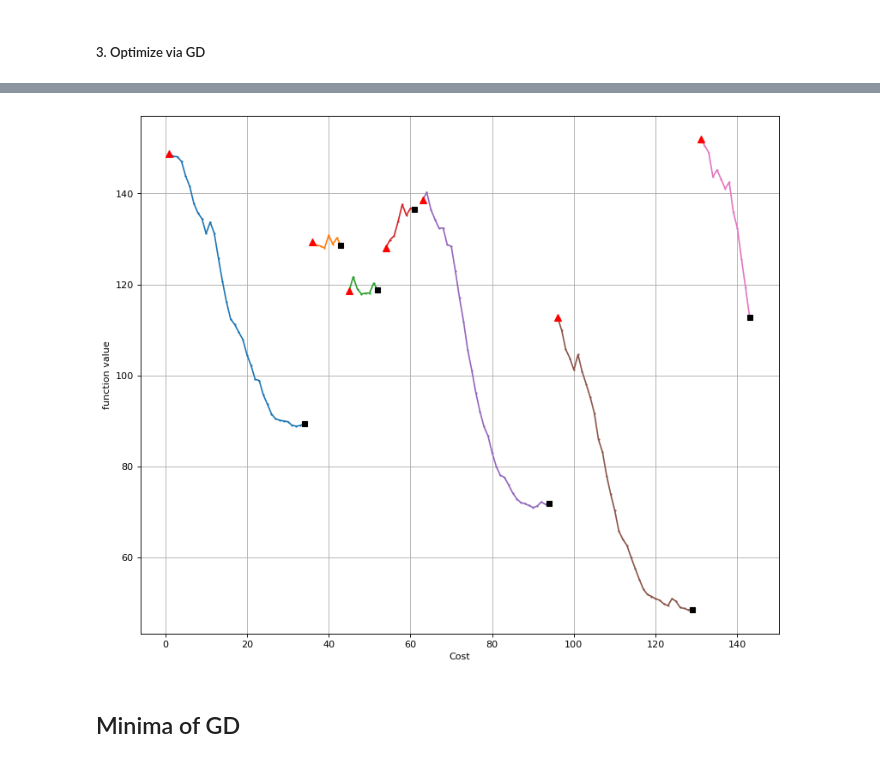
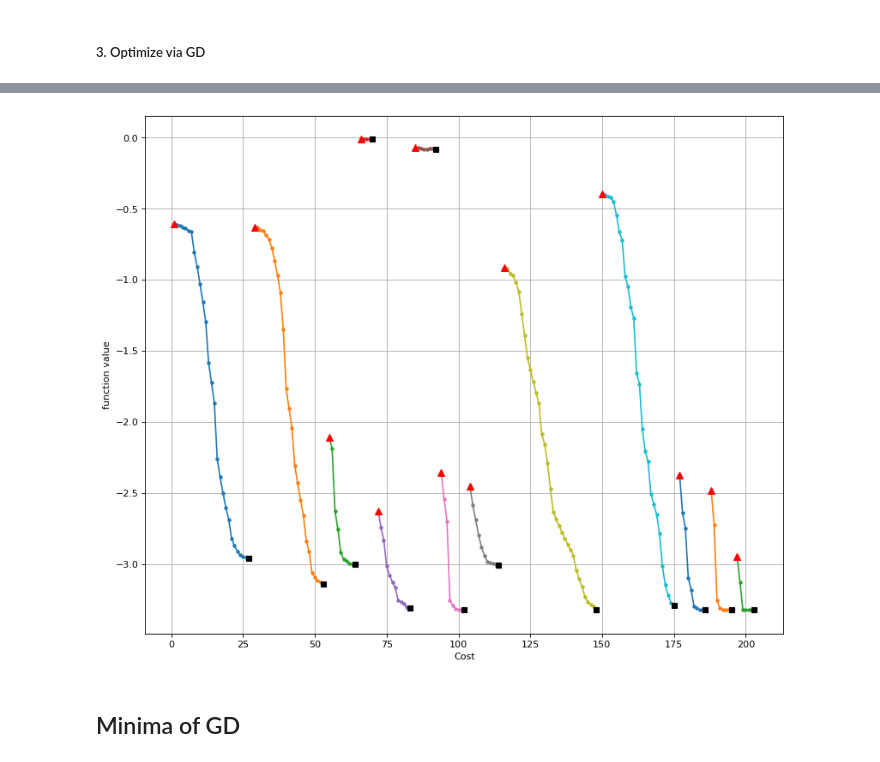
Before and after one commit to Mad97dong/gp, a Jupyter notebook: Code/Md.ipynb, the cells around one changed output, grey strips where cells are left out. Drawn from its saved outputs; the diff is of its cells as text; code cells hidden in the pictures.

```diff
--- a/Code/Md.ipynb
+++ b/Code/Md.ipynb
@@ -28,14 +30,15 @@ Noise_level = 0.00 # if noisy, what is the noise sd
 #### High-dimensional function $f$
 # %%
 objective = f_class.Hartmann_6(Noise, Noise_level)
+
 # objective = f_class.Alpine(Noise, Noise_level)
 # objective = f_class.Ackley(Noise, Noise_level)
 # objective = f_class.Michalewicz(Noise, Noise_level)
 # objective = f_class.Schwefel(Noise, Noise_level, dim=20)
-# objective = f_class.Rosenbrock(Noise, Noise_level)
+# # objective = f_class.Rosenbrock(Noise, Noise_level)
 # objective = f_class.Griewank(Noise, Noise_level)
-objective = f_class.Levy(Noise, Noise_level, dim=10)
-objective = f_class.Rastrigin(Noise, Noise_level, dim=10)
+# objective = f_class.Levy(Noise, Noise_level, dim=10)
+# objective = f_class.Rastrigin(Noise, Noise_level, dim=6)
 
 f = objective.func
 clean_f = lambda x: f_class.Hartmann_6().func(x)
@@ -45,8 +48,8 @@ clean_f = lambda x: f_class.Hartmann_6().func(x)
 # clean_f = lambda x: f_class.Schwefel(dim=20).func(x)
 # clean_f = lambda x: f_class.Rosenbrock().func(x)
 # clean_f = lambda x: f_class.Griewank().func(x)
-clean_f = lambda x: f_class.Levy(dim=10).func(x)
-clean_f = lambda x: f_class.Rastrigin(dim=10).func(x)
+# clean_f = lambda x: f_class.Levy(dim=10).func(x)
+# clean_f = lambda x: f_class.Rastrigin(dim=6).func(x)
 B = np.array([item[1] for item in sorted(objective.bounds.items(), key=lambda x: x[0])], dtype=np.float64)
 print(B)
 lb = B[:, 0]; ub = B[:, 1]
@@ -54,5 +57,5 @@ lb = B[:, 0]; ub = B[:, 1]
 
 dim = objective.input_dim
 print('dim: ', dim)
-print(f( np.array([dim*[0], dim*[0]])))
+# print(f( np.array([dim*[1], dim*[1]])))
 # %% [output]
@@ -237,19 +235,7 @@ history_f = []
 warmup = 10
 history_warmup = []
 for i in range(1, warmup+1):
-    seed = np.random.randint(int(1e6))
-    sobol = SobolEngine(dim, scramble=True, seed=seed)
-    n_Grid = 10000
-    Grid = np.array(sobol.draw(n_Grid))
-    Grid = from_unit_cube(Grid, lb, ub)
-    mu, covar = gp.posterior(Grid)
-    mu = np.squeeze(mu)
-    s = np.sqrt(np.diag(covar))
-
-    L = np.linalg.cholesky(covar + 1e-6*np.eye(n_Grid)) # LL^T = Sigma (posterior covariance)
-    f_post = mu.reshape(-1,1) + np.dot(L, np.random.normal(size=(n_Grid, 1)))
-    arg_min = np.argmin(f_post)
-    w = Grid[arg_min]
+    w = gp.Thompson_sample(n_mesh=gp.dim*100)
     gp.add_data(w.reshape(1, dim), f(w))
     if i % 5 == 0:
         ls, var = gp.optimize()
@@ -444,20 +396,20 @@ Max Cost reached =  201
 # %%
 pl.figure(figsize=(12, 10), dpi=80)
 axis = 1
 for l in history_f:
-    pl.plot(np.arange(axis, axis+len(l)), l, "-o", markersize=1)
+    pl.plot(np.arange(axis, axis+len(l)), l, "-o", markersize=3)
     pl.plot(axis, l[0], "r^", markersize=8)
     pl.plot(axis+len(l)-1, l[-1], "ks")
     axis += len(l) + 1 # COST includes setup
 
 
 pl.plot()
 
 pl.xlabel("Cost")
 pl.ylabel("function value")
 pl.grid(True)
 # %% [output]
-[figure, old version]
+[figure, new version]
 # %% [markdown]
 ## Minima of GD
 # %%
```
Also changed, not shown: parts of 18 cells of this notebook, 6 other files.
